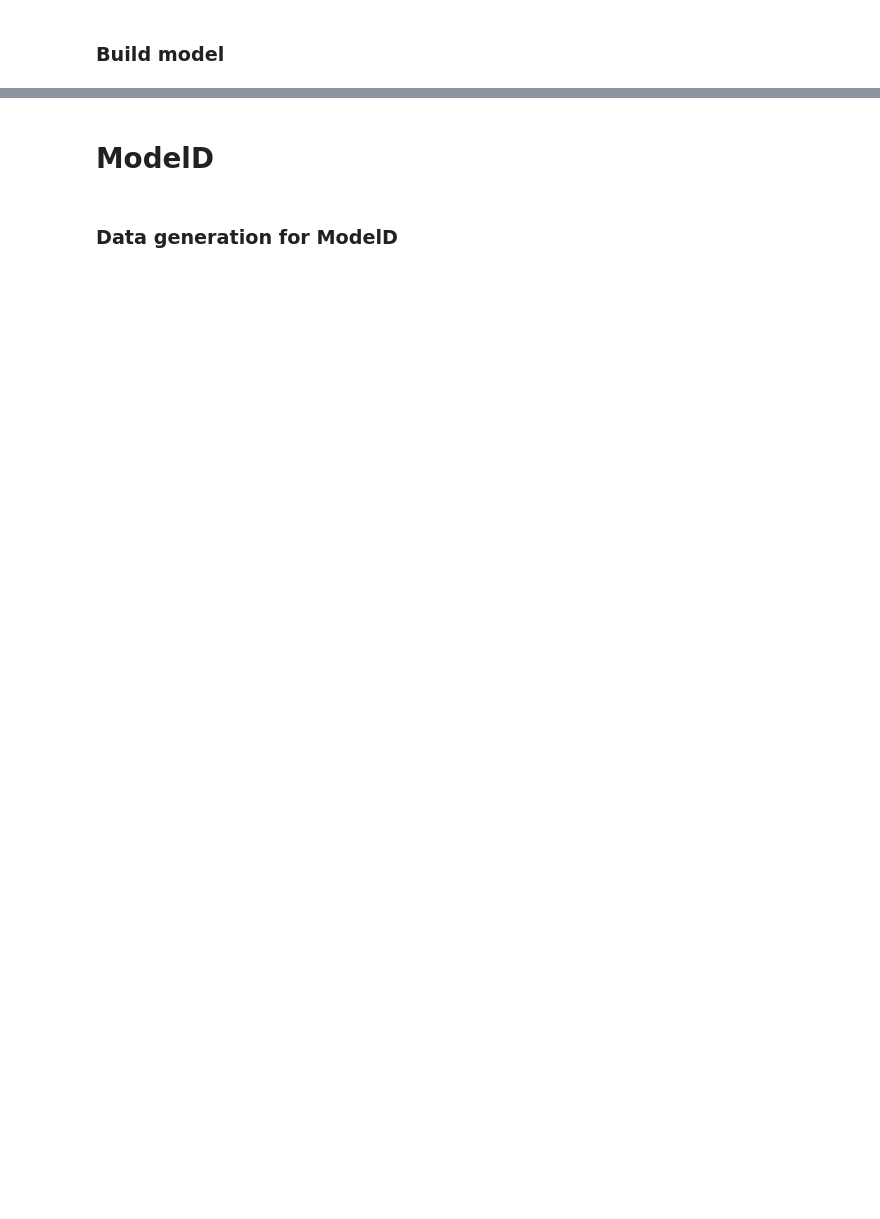
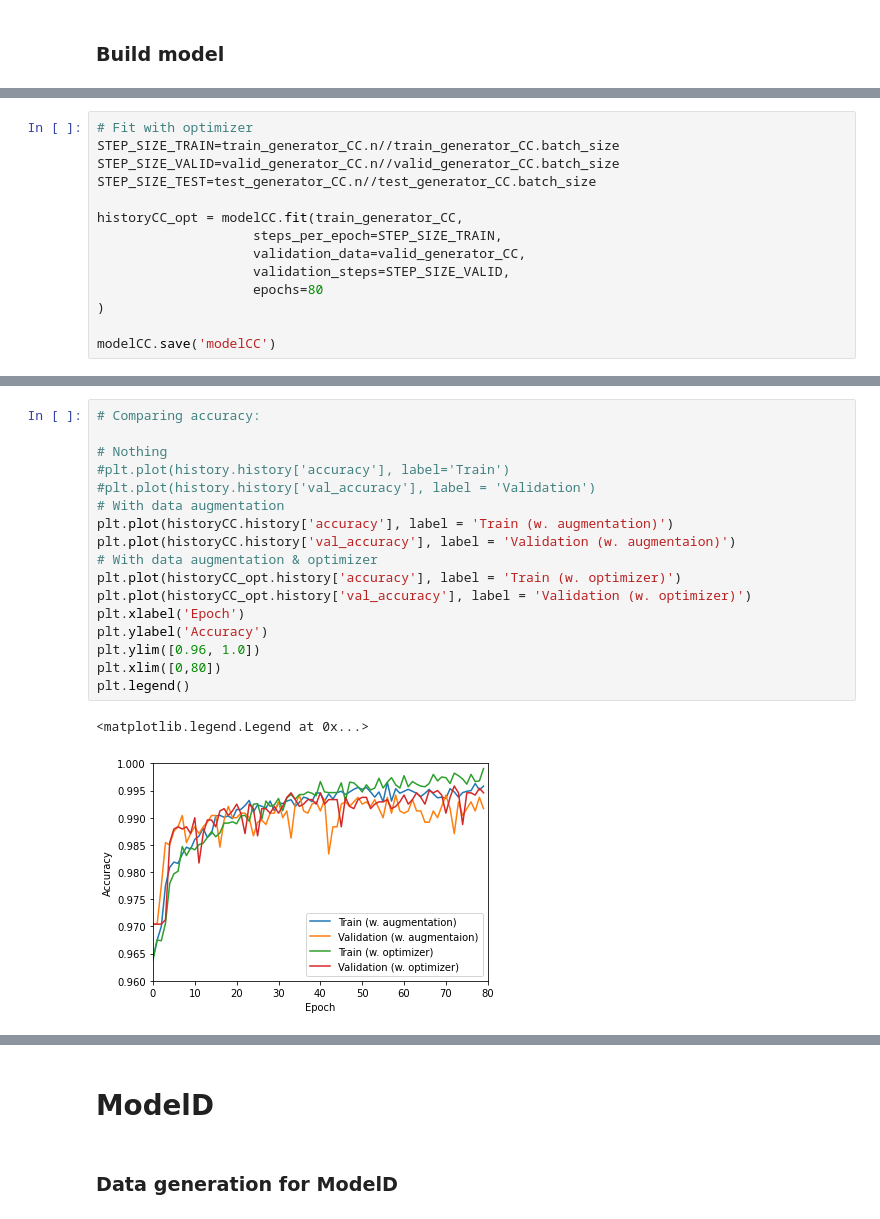
Before and after one commit to steffenrask/AML, a Jupyter notebook: Q2 - CNN.ipynb, the cells around one changed output, grey strips where cells are left out. Saved outputs shown, nothing was run; the diff lists cells and outputs as text; blank space fills up the shorter version.

```diff
--- a/Q2 - CNN.ipynb
+++ b/Q2 - CNN.ipynb
@@ -576,0 +358,14 @@ steps=STEP_SIZE_TEST)
+# %%
+# Fit with optimizer
+STEP_SIZE_TRAIN=train_generator_CC.n//train_generator_CC.batch_size
+STEP_SIZE_VALID=valid_generator_CC.n//valid_generator_CC.batch_size
+STEP_SIZE_TEST=test_generator_CC.n//test_generator_CC.batch_size
+
+historyCC_opt = modelCC.fit(train_generator_CC,
+                    steps_per_epoch=STEP_SIZE_TRAIN,
+                    validation_data=valid_generator_CC,
+                    validation_steps=STEP_SIZE_VALID,
+                    epochs=80
+)
+
+modelCC.save('modelCC')
@@ -576,0 +390,20 @@ steps=STEP_SIZE_TEST)
+# %%
+# Comparing accuracy:
+
+# Nothing
+#plt.plot(history.history['accuracy'], label='Train')
+#plt.plot(history.history['val_accuracy'], label = 'Validation')
+# With data augmentation
+plt.plot(historyCC.history['accuracy'], label = 'Train (w. augmentation)')
+plt.plot(historyCC.history['val_accuracy'], label = 'Validation (w. augmentaion)')
+# With data augmentation & optimizer
+plt.plot(historyCC_opt.history['accuracy'], label = 'Train (w. optimizer)')
+plt.plot(historyCC_opt.history['val_accuracy'], label = 'Validation (w. optimizer)')
+plt.xlabel('Epoch')
+plt.ylabel('Accuracy')
+plt.ylim([0.96, 1.0])
+plt.xlim([0,80])
+plt.legend()
+# %% [output]
+<matplotlib.legend.Legend at 0x...>
+[figure, added]
```
Also changed, not shown: parts of 94 cells of this notebook.
